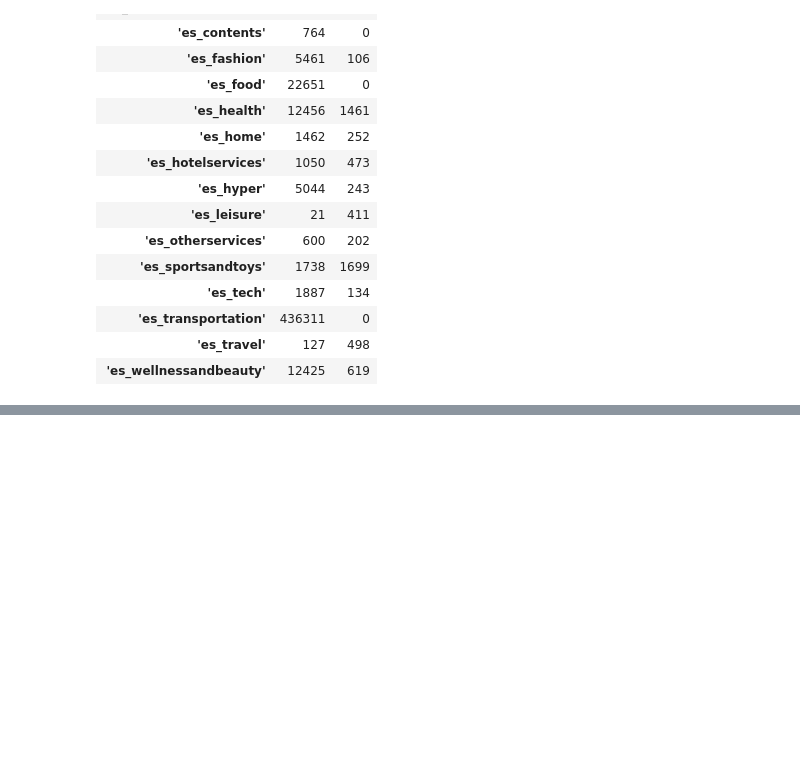
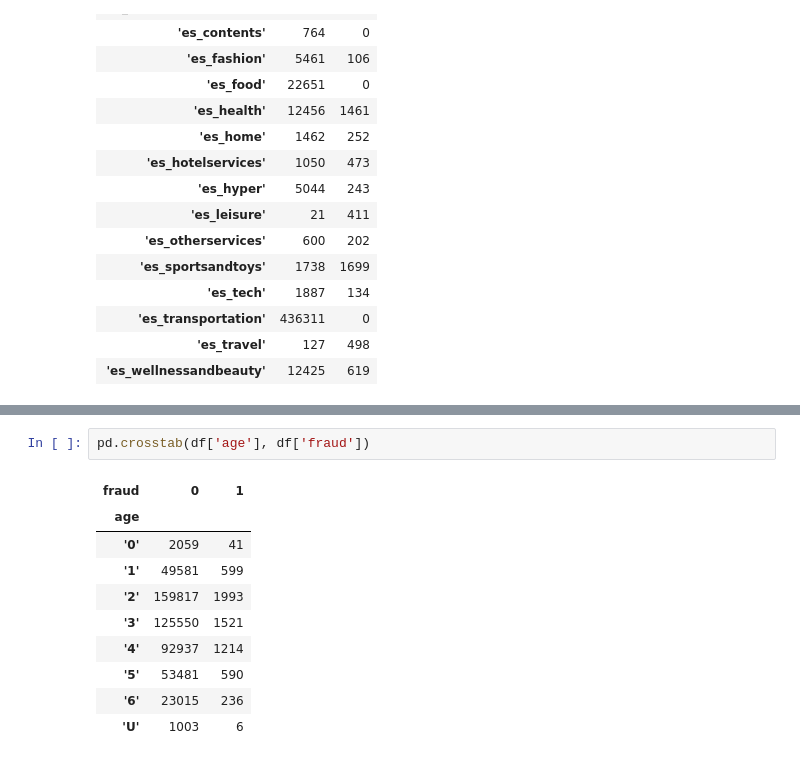
Before and after one commit to Bhaktigeethub1710/HSBC-Fraud-Detection, a Jupyter notebook: EDA.ipynb, the cells around one changed output, grey strips where cells are left out. Cells and saved outputs as stored; diff of their text form; blank space fills up the shorter version.

```diff
--- a/EDA.ipynb
+++ b/EDA.ipynb
@@ -89,0 +106,13 @@ pd.crosstab(df['gender'], df['fraud'])
+# %%
+pd.crosstab(df['age'], df['fraud'])
+# %% [output]
+| fraud | 0 | 1 |
+| age |  |  |
+| '0' | 2059 | 41 |
+| '1' | 49581 | 599 |
+| '2' | 159817 | 1993 |
+| '3' | 125550 | 1521 |
+| '4' | 92937 | 1214 |
+| '5' | 53481 | 590 |
+| '6' | 23015 | 236 |
+| 'U' | 1003 | 6 |
```
Also changed, not shown: parts of 5 cells of this notebook, 1 other file.
